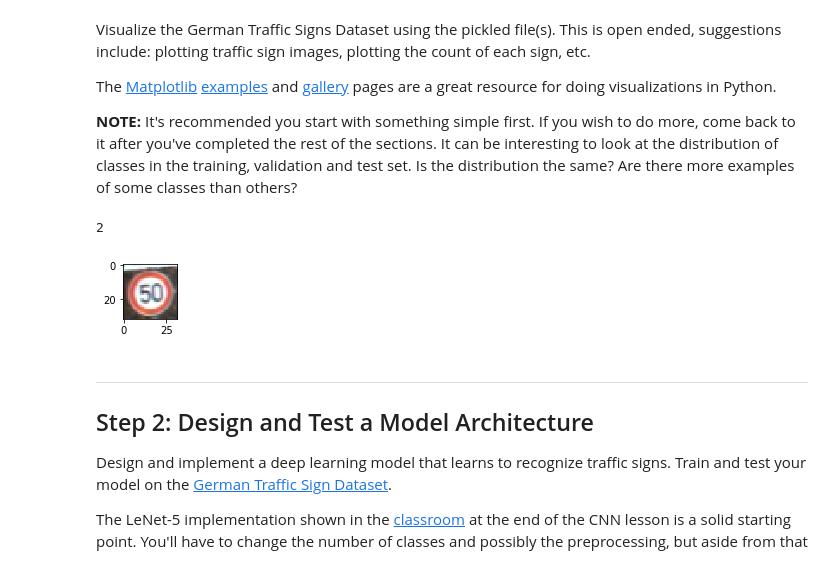
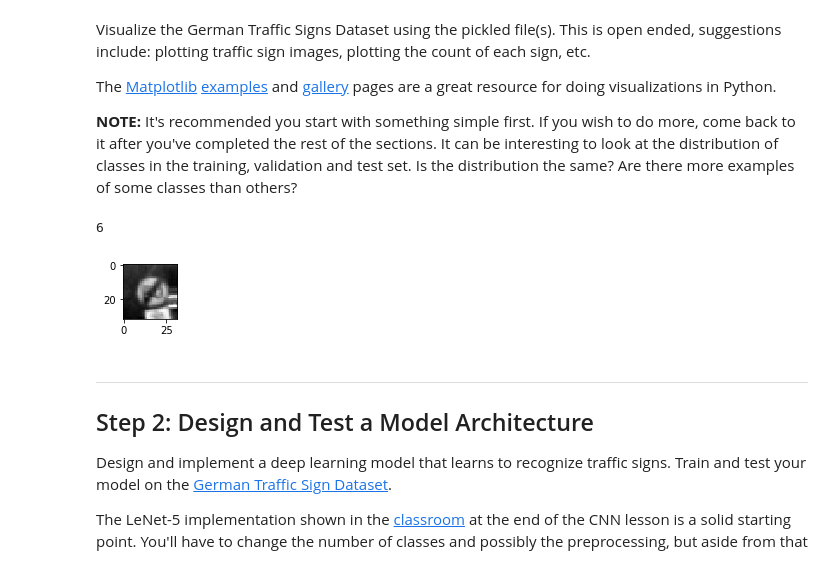
Before and after one commit to dingquan/CarND-Traffic-Sign-Classifier-Project, a Jupyter notebook: Traffic_Sign_Classifier.ipynb, the cells around one changed output. Saved outputs shown, nothing was run; the diff lists cells and outputs as text; code cells hidden in the pictures.

Commit message:
update model to use dropout and convert image to grayscale

```diff
--- a/Traffic_Sign_Classifier.ipynb
+++ b/Traffic_Sign_Classifier.ipynb
@@ -94,21 +97,23 @@ The [Matplotlib](http://matplotlib.org/) [examples](http://matplotlib.org/exampl
 # %%
 ### Data exploration visualization code goes here.
 ### Feel free to use as many code cells as needed.
 import matplotlib.pyplot as plt
 import random
+import cv2
 
 # Visualizations will be shown in the notebook.
 %matplotlib inline
 
 index = random.randint(0, len(X_train))
 image = X_train[index].squeeze()
+image = cv2.cvtColor(image, cv2.COLOR_BGR2GRAY)
 
 plt.figure(figsize=(1,1))
-plt.imshow(image)
+plt.imshow(image, cmap='gray')
 print(y_train[index])
 # %% [output]
-2
+6
-[figure, old version]
+[figure, new version]
 # %% [markdown]
 ----
 
```
Also changed, not shown: parts of 6 cells of this notebook.
